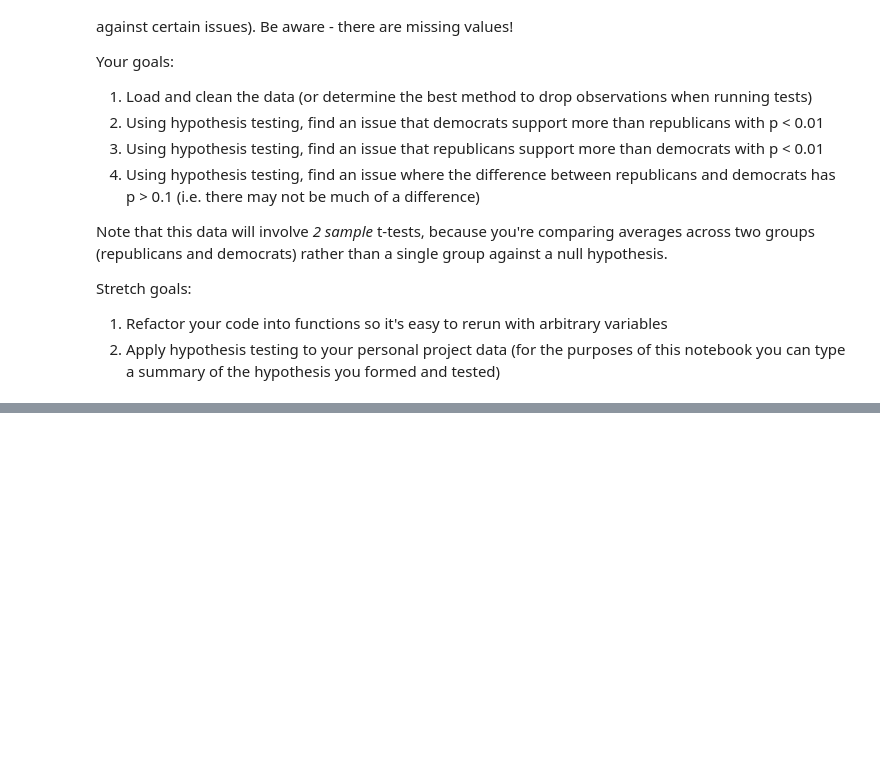
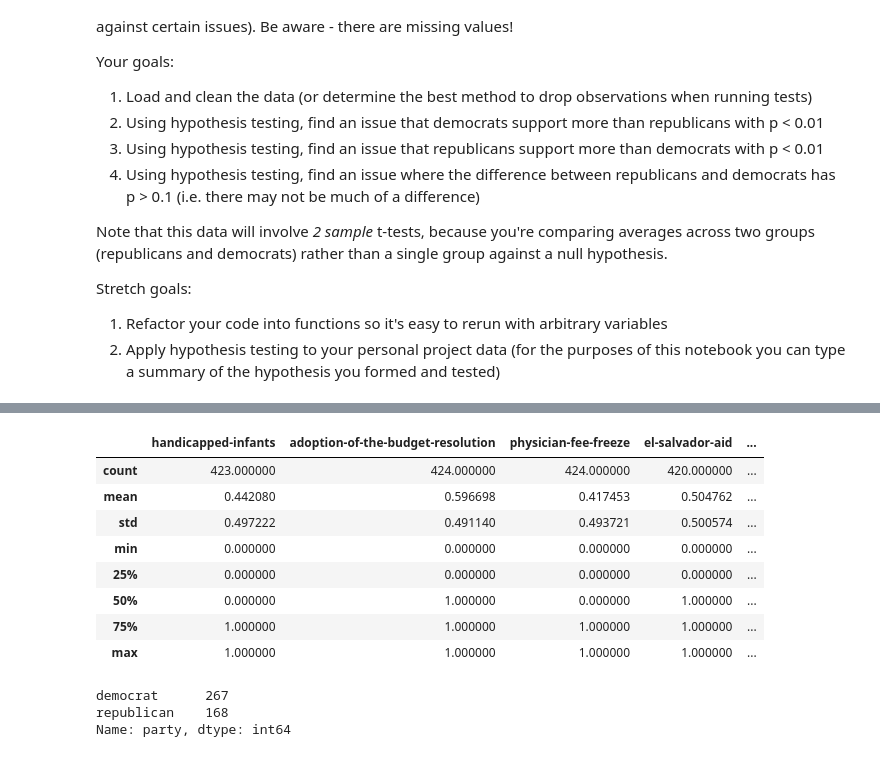
Before and after one commit to bloominstituteoftechnology/DS-Unit-1-Sprint-3-Statistical-Tests-and-Experiments, a Jupyter notebook: module1-statistics-probability-and-inference/LS_DS_141_Statistics_Probability_and_Inference.ipynb, the cells around one changed output, grey strips where cells are left out. Drawn from its saved outputs; the diff is of its cells as text; code cells hidden in the pictures; blank space fills up the shorter version.

```diff
--- a/module1-statistics-probability-and-inference/LS_DS_141_Statistics_Probability_and_Inference.ipynb
+++ b/module1-statistics-probability-and-inference/LS_DS_141_Statistics_Probability_and_Inference.ipynb
@@ -99,0 +211,18 @@ Stretch goals:
+# %%
+politics = politics.rename(columns={0 :"party",
+            1 : "handicapped-infants",
+            2 : "water-project-cost-sharing",
+            3 : "adoption-of-the-budget-resolution",
+            4 : "physician-fee-freeze",
+            5 : "el-salvador-aid",
+            6 : "religious-groups-in-schools",
+            7 : "anti-satellite-test-ban",
+            8 : "aid-to-nicaraguan-contras",
+            9 : "mx-missile",
+            10 : "immigration",
+            11 : "synfuels-corporation-cutback",
+            12 :"education-spending",
+            13 : "superfund-right-to-sue",
+            14 : "crime",
+            15 : "duty-free-exports",
+            16 : "export-administration-act-south-africa"})
@@ -99,0 +233,17 @@ Stretch goals:
+# %%
+politics_modified = politics[["party",
+            "handicapped-infants",
+            "adoption-of-the-budget-resolution",
+            "physician-fee-freeze",
+            "el-salvador-aid",
+            "religious-groups-in-schools",
+            "anti-satellite-test-ban",
+            "aid-to-nicaraguan-contras",
+            "mx-missile",
+            "immigration",
+            "synfuels-corporation-cutback",
+            "education-spending",
+            "superfund-right-to-sue",
+            "crime",
+            "duty-free-exports"]].copy()
+politics_modified.head()
@@ -99,0 +268,3 @@ Stretch goals:
+# %%
+politics_modified = politics_modified.replace({'y': 1, 'n' : 0})
+politics_modified.head()
@@ -99,0 +278,18 @@ Stretch goals:
+# %%
+politics_modified.describe()
+# %% [output]
+|  | handicapped-infants | adoption-of-the-budget-resolution | physician-fee-freeze | el-salvador-aid | ... |
+| count | 423.000000 | 424.000000 | 424.000000 | 420.000000 | ... |
+| mean | 0.442080 | 0.596698 | 0.417453 | 0.504762 | ... |
+| std | 0.497222 | 0.491140 | 0.493721 | 0.500574 | ... |
+| min | 0.000000 | 0.000000 | 0.000000 | 0.000000 | ... |
+| 25% | 0.000000 | 0.000000 | 0.000000 | 0.000000 | ... |
+| 50% | 0.000000 | 1.000000 | 0.000000 | 1.000000 | ... |
+| 75% | 1.000000 | 1.000000 | 1.000000 | 1.000000 | ... |
+| max | 1.000000 | 1.000000 | 1.000000 | 1.000000 | ... |
+# %%
+politics_modified['party'].value_counts()
+# %% [output]
+democrat      267
+republican    168
+Name: party, dtype: int64
```
Also changed, not shown: parts of 20 cells of this notebook.
